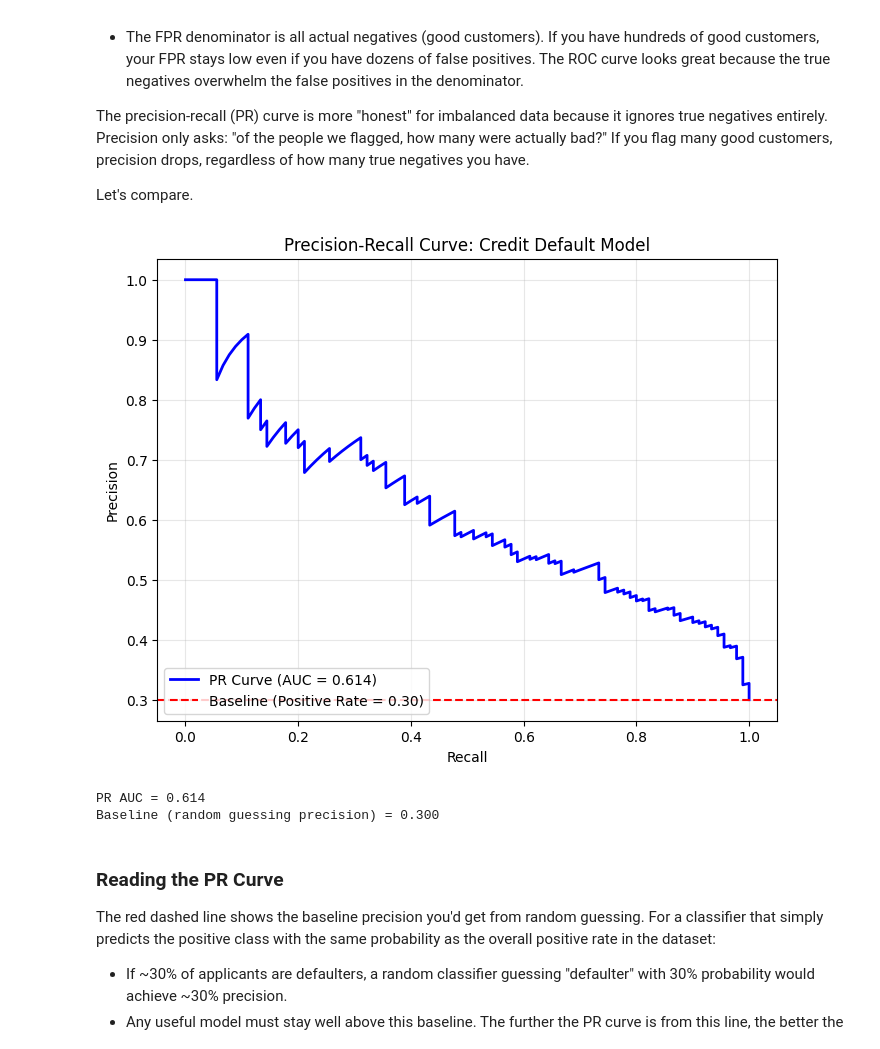
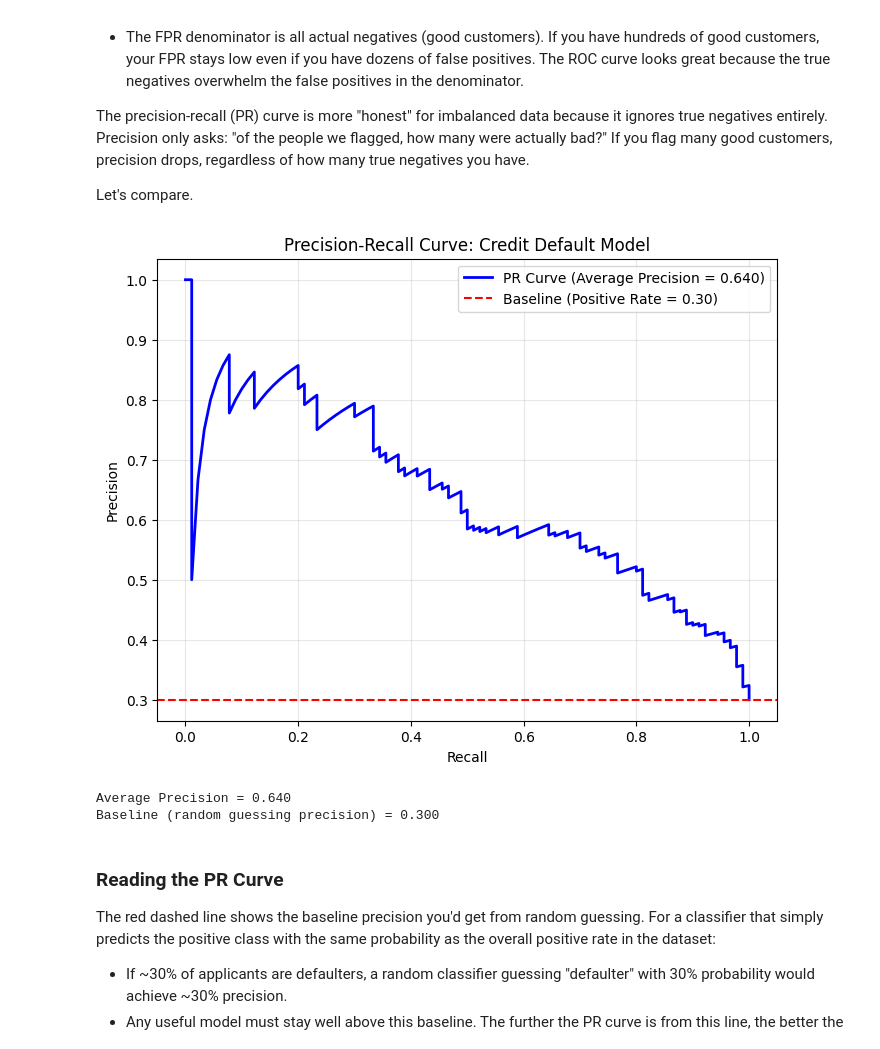
Before and after one commit to bsheese/cs377, a Jupyter notebook: 18_classification/18_1_Classification_Basics/18_1_3_ROC_AUC_Threshold_Tuning.ipynb, the cells around one changed output. Drawn from its saved outputs; the diff is of its cells as text; code cells hidden in the pictures.

```diff
--- a/18_classification/18_1_Classification_Basics/18_1_3_ROC_AUC_Threshold_Tuning.ipynb
+++ b/18_classification/18_1_Classification_Basics/18_1_3_ROC_AUC_Threshold_Tuning.ipynb
@@ -38,35 +38,35 @@ import matplotlib.pyplot as plt
 import xgboost as xgb
 from sklearn.datasets import fetch_openml
 from sklearn.model_selection import train_test_split
-from sklearn.metrics import roc_curve, auc, precision_recall_curve, recall_score, precision_score
+from sklearn.metrics import roc_curve, auc, precision_recall_curve, recall_score, precision_score, average_precision_score, confusion_matrix
 
 data = fetch_openml(name='credit-g', version=1, as_frame=True)
 df = data.frame
+
 y = (df['class'] == 'bad').astype(int)
 X = df.drop(columns=['class'])
-X_encoded = pd.get_dummies(X, drop_first=True)
 
-# XGBoost doesn't allow special characters like <, >, [ ] in feature names, so we replace them
-X_encoded.columns = [re.sub(r"[<>[\]]", "_", col) for col in X_encoded.columns]
+X_train, X_test, y_train, y_test = train_test_split(
+    X, y, test_size=0.3, random_state=42, stratify=y
+)
 
-# Train/test split
-X_train, X_test, y_train, y_test = train_test_split(X_encoded, y, test_size=0.3, random_state=42, stratify=y)
+# Ommitted step: Calculate scale_pos_weight for class imbalance
+# We do NOT calculate scale_pos_weight here because we are doing to
+# tune the decision threshold, instead. You do not do both.
 
-# scale_pos_weight tells XGBoost to weight the minority class (defaulters) more heavily
-# during training, compensating for the imbalanced class distribution (~70/30 split).
-scale_pos_weight = (y_train == 0).sum() / (y_train == 1).sum()
-
-# Train XGBoost model
+# Update the XGBoost model parameters
 model = xgb.XGBClassifier(
     n_estimators=100,
     max_depth=4,
     learning_rate=0.1,
-    scale_pos_weight=scale_pos_weight,
     eval_metric='logloss',
-    random_state=42
+    random_state=42,
+    enable_categorical=True,
+    tree_method='hist'
 )
 model.fit(X_train, y_train)
 
+
 y_proba = model.predict_proba(X_test)[:, 1]
 print("Model ready for evaluation.")
 # %% [output]
@@ -182,25 +182,26 @@ The precision-recall (PR) curve is more "honest" for imbalanced data because it
 Let's compare.
 # %%
 precision, recall, _ = precision_recall_curve(y_test, y_proba)
-pr_auc = auc(recall, precision)  # Note: order is (x, y)
+from sklearn.metrics import average_precision_score
+avg_precision = average_precision_score(y_test, y_proba)
 pos_rate = y_test.mean()
 
 plt.figure(figsize=(8, 6))
-plt.plot(recall, precision, color='blue', lw=2, label=f'PR Curve (AUC = {pr_auc:.3f})')
+plt.plot(recall, precision, color='blue', lw=2, label=f'PR Curve (Average Precision = {avg_precision:.3f})')
 plt.axhline(y=pos_rate, color='red', linestyle='--', label=f'Baseline (Positive Rate = {pos_rate:.2f})')
 
 plt.xlabel('Recall')
 plt.ylabel('Precision')
 plt.title('Precision-Recall Curve: Credit Default Model')
-plt.legend(loc="lower left")
+plt.legend(loc="upper right")
 plt.grid(True, alpha=0.3)
 plt.show()
 
-print(f"PR AUC = {pr_auc:.3f}")
+print(f"Average Precision = {avg_precision:.3f}")
 print(f"Baseline (random guessing precision) = {pos_rate:.3f}")
 # %% [output]
-[figure, old version]
+[figure, new version]
-PR AUC = 0.614
+Average Precision = 0.640
 Baseline (random guessing precision) = 0.300
 # %% [markdown]
 ### Reading the PR Curve
```
Also changed, not shown: parts of 2 cells of this notebook.
